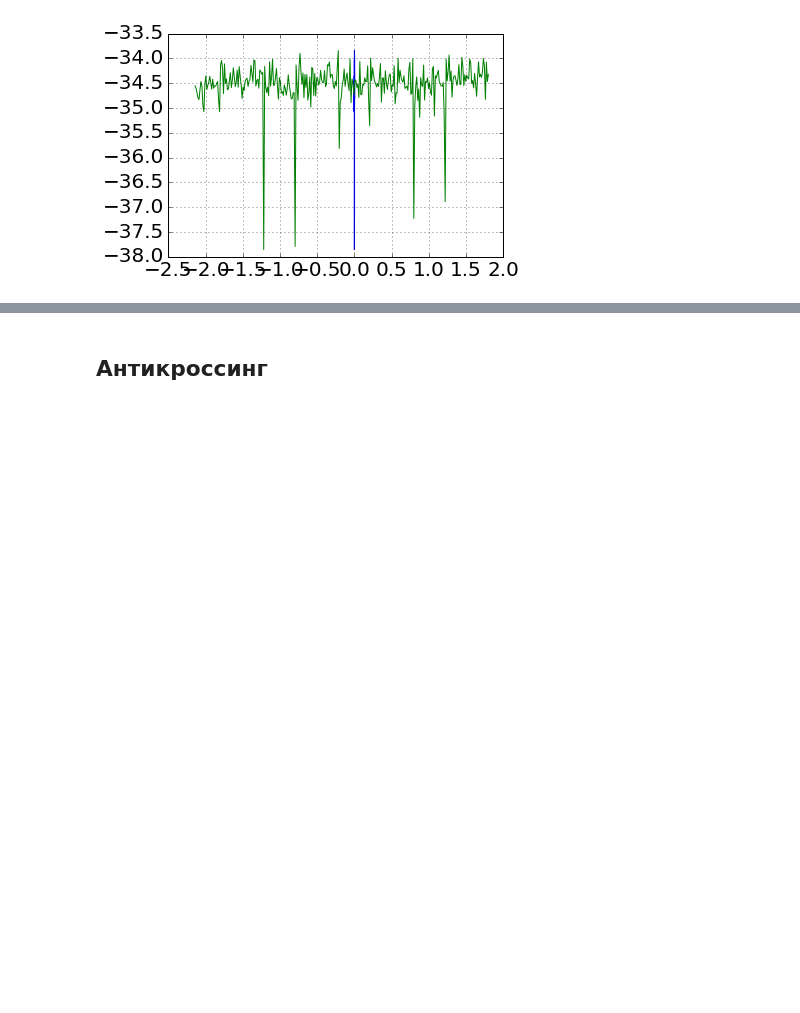
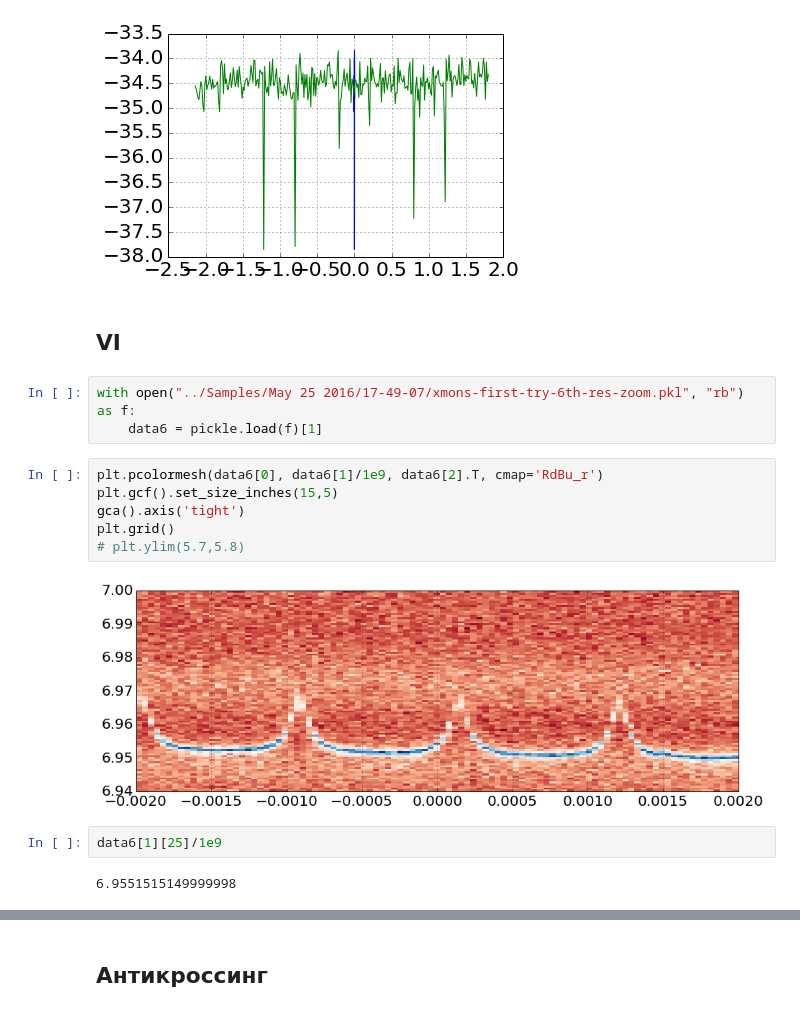
Before and after one commit to vdrhtc/Xmons, a Jupyter notebook: Qutip/Experimental data processing.ipynb, the cells around one changed output, grey strips where cells are left out. Drawn from its saved outputs; the diff is of its cells as text; blank space fills up the shorter version.

```diff
--- a/Qutip/Experimental data processing.ipynb
+++ b/Qutip/Experimental data processing.ipynb
@@ -39,3 +41,20 @@ plt.plot((data3[1][0]-(l+r)/2)/Φ_0, data3[1][2][:,250])
 plt.grid()
 # %% [output]
 [figure]
+# %% [markdown]
+## VI
+# %%
+with open("../Samples/May 25 2016/17-49-07/xmons-first-try-6th-res-zoom.pkl", "rb") as f:
+    data6 = pickle.load(f)[1]
+# %%
+plt.pcolormesh(data6[0], data6[1]/1e9, data6[2].T, cmap='RdBu_r')
+plt.gcf().set_size_inches(15,5)
+gca().axis('tight')
+plt.grid()
+# plt.ylim(5.7,5.8)
+# %% [output]
+[figure, added]
+# %%
+data6[1][25]/1e9
+# %% [output]
+6.9551515149999998
```
Also changed, not shown: parts of 26 cells of this notebook, 27 other files.
